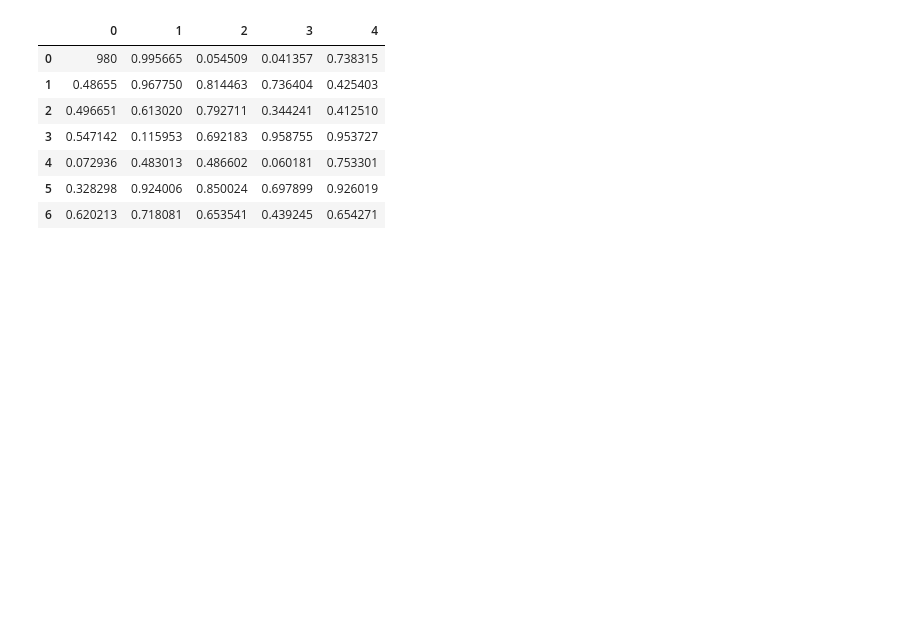
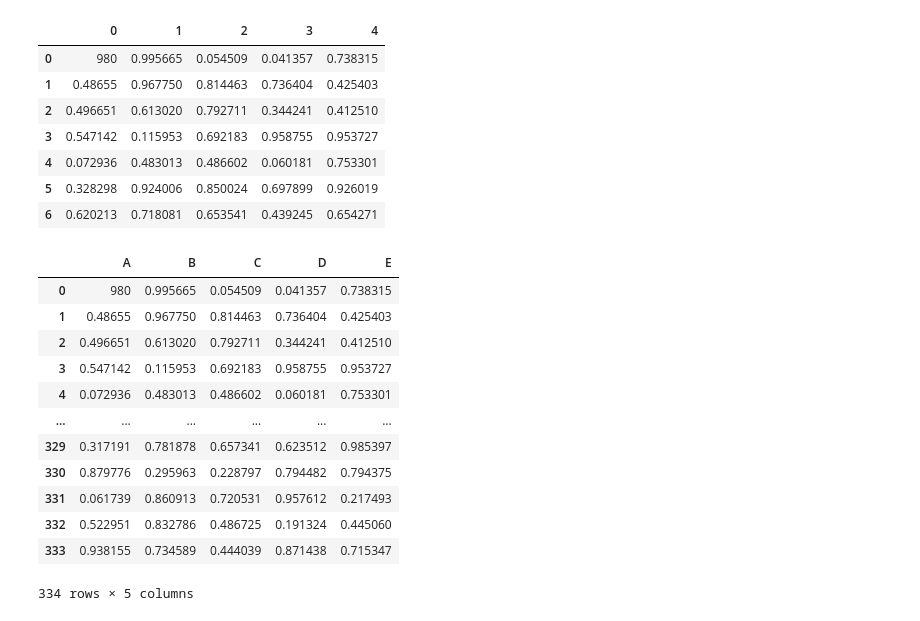
Before and after one commit to devanubhav01/PyVerse, a Jupyter notebook: F20.ipynb, the cells around one changed output. Saved outputs shown, nothing was run; the diff lists cells and outputs as text; code cells hidden in the pictures; blank space fills up the shorter version.

```diff
--- a/F20.ipynb
+++ b/F20.ipynb
@@ -276,3 +276,18 @@ newdf.head(7)
 | 6 | 0.620213 | 0.718081 | 0.653541 | 0.439245 | 0.654271 |
 # %%
 newdf.columns=list("ABCDE")
+newdf
+# %% [output]
+|  | A | B | C | D | E |
+| 0 | 980 | 0.995665 | 0.054509 | 0.041357 | 0.738315 |
+| 1 | 0.48655 | 0.967750 | 0.814463 | 0.736404 | 0.425403 |
+| 2 | 0.496651 | 0.613020 | 0.792711 | 0.344241 | 0.412510 |
+| 3 | 0.547142 | 0.115953 | 0.692183 | 0.958755 | 0.953727 |
+| 4 | 0.072936 | 0.483013 | 0.486602 | 0.060181 | 0.753301 |
+| ... | ... | ... | ... | ... | ... |
+| 329 | 0.317191 | 0.781878 | 0.657341 | 0.623512 | 0.985397 |
+| 330 | 0.879776 | 0.295963 | 0.228797 | 0.794482 | 0.794375 |
+| 331 | 0.061739 | 0.860913 | 0.720531 | 0.957612 | 0.217493 |
+| 332 | 0.522951 | 0.832786 | 0.486725 | 0.191324 | 0.445060 |
+| 333 | 0.938155 | 0.734589 | 0.444039 | 0.871438 | 0.715347 |
+334 rows × 5 columns
```
